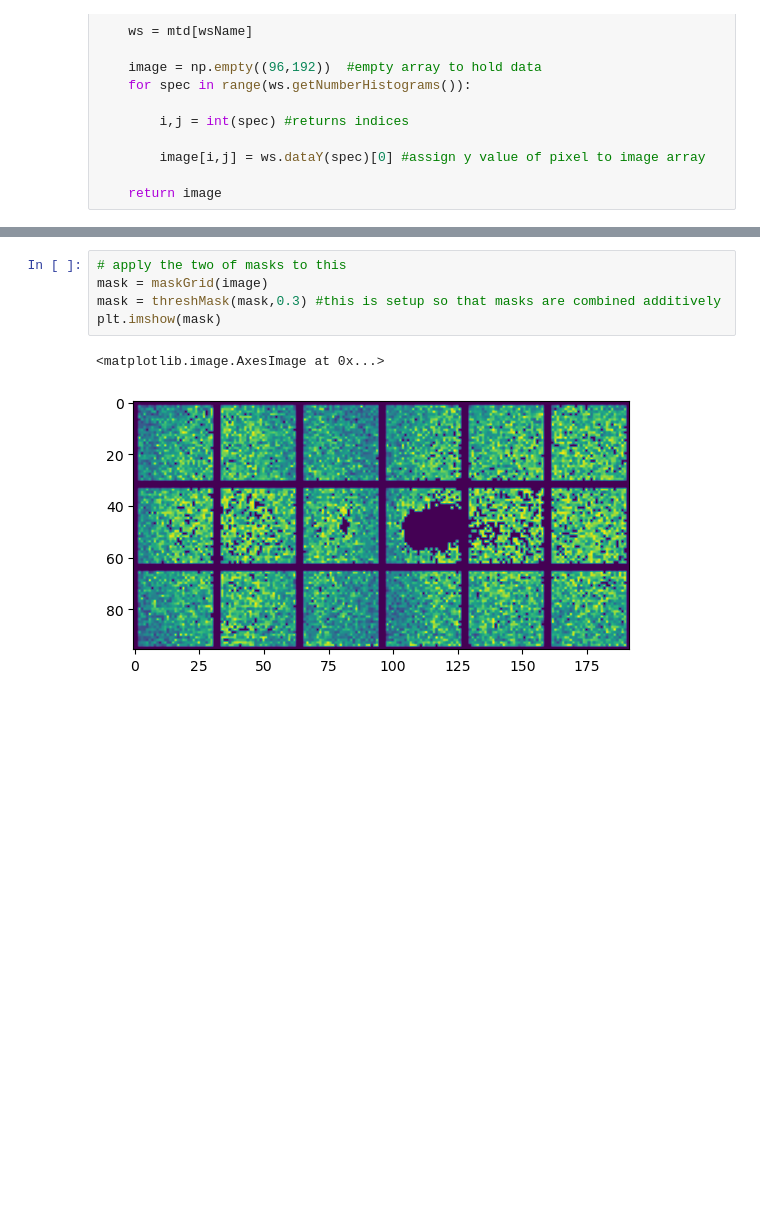
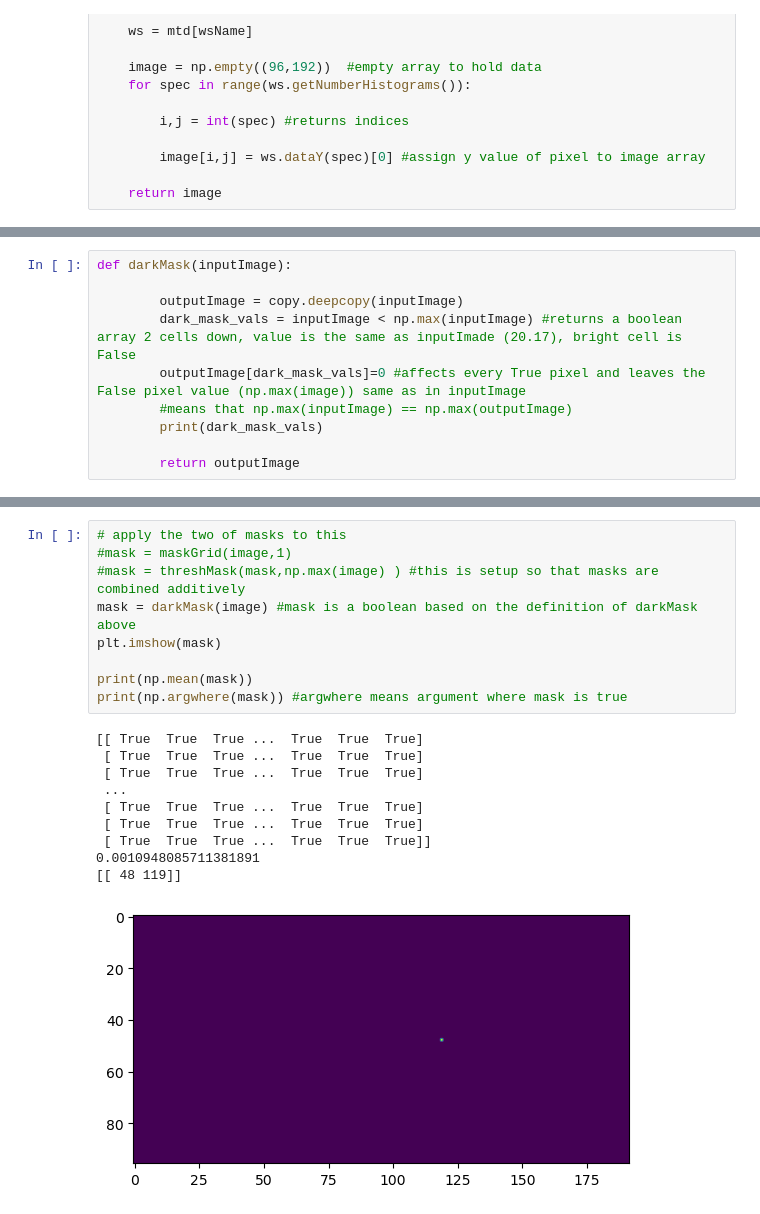
Before and after one commit to lintojes000/ORHSProject-Shared, a Jupyter notebook: ORHS_template.ipynb, the cells around one changed output, grey strips where cells are left out. Drawn from its saved outputs; the diff is of its cells as text; blank space fills up the shorter version.

```diff
--- a/ORHS_template.ipynb
+++ b/ORHS_template.ipynb
@@ -154,6 +156,16 @@ def threshMask(inputImage,thresh):
     outputImage[mask_vals]=0
 
     return outputImage
+# %%
+def darkMask(inputImage):
+
+        outputImage = copy.deepcopy(inputImage)
+        dark_mask_vals = inputImage < np.max(inputImage) #returns a boolean array 2 cells down, value is the same as inputImade (20.17), bright cell is False
+        outputImage[dark_mask_vals]=0 #affects every True pixel and leaves the False pixel value (np.max(image)) same as in inputImage
+        #means that np.max(inputImage) == np.max(outputImage)
+        print(dark_mask_vals)
+
+        return outputImage
 # %%
 #create and plot image with sliced between limiting x-values
 xMin = 1.22
@@ -166,8 +188,20 @@ plt.imshow(image,vmax=0.02) #vmax parameter sets limit on y-value to plot in ima
 # %%
 # apply the two of masks to this
-mask = maskGrid(image)
-mask = threshMask(mask,0.3) #this is setup so that masks are combined additively
+#mask = maskGrid(image,1)
+#mask = threshMask(mask,np.max(image) ) #this is setup so that masks are combined additively
+mask = darkMask(image) #mask is a boolean based on the definition of darkMask above
 plt.imshow(mask)
+
+print(np.mean(mask))
+print(np.argwhere(mask)) #argwhere means argument where mask is true
 # %% [output]
-<matplotlib.image.AxesImage at 0x...>
+[[ True  True  True ...  True  True  True]
+ [ True  True  True ...  True  True  True]
+ [ True  True  True ...  True  True  True]
+ ...
+ [ True  True  True ...  True  True  True]
+ [ True  True  True ...  True  True  True]
+ [ True  True  True ...  True  True  True]]
+0.0010948085711381891
+[[ 48 119]]
-[figure, old version]
+[figure, new version]
```
Also changed, not shown: parts of 7 cells of this notebook, 4 other files.
